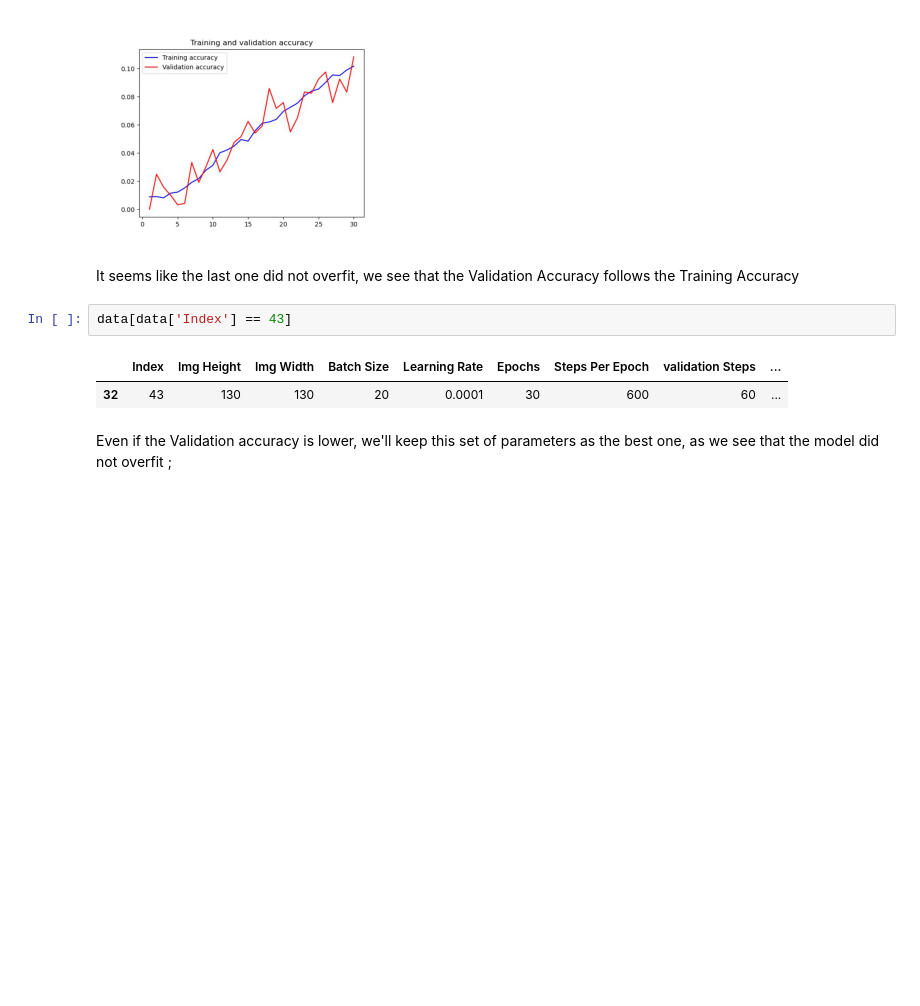
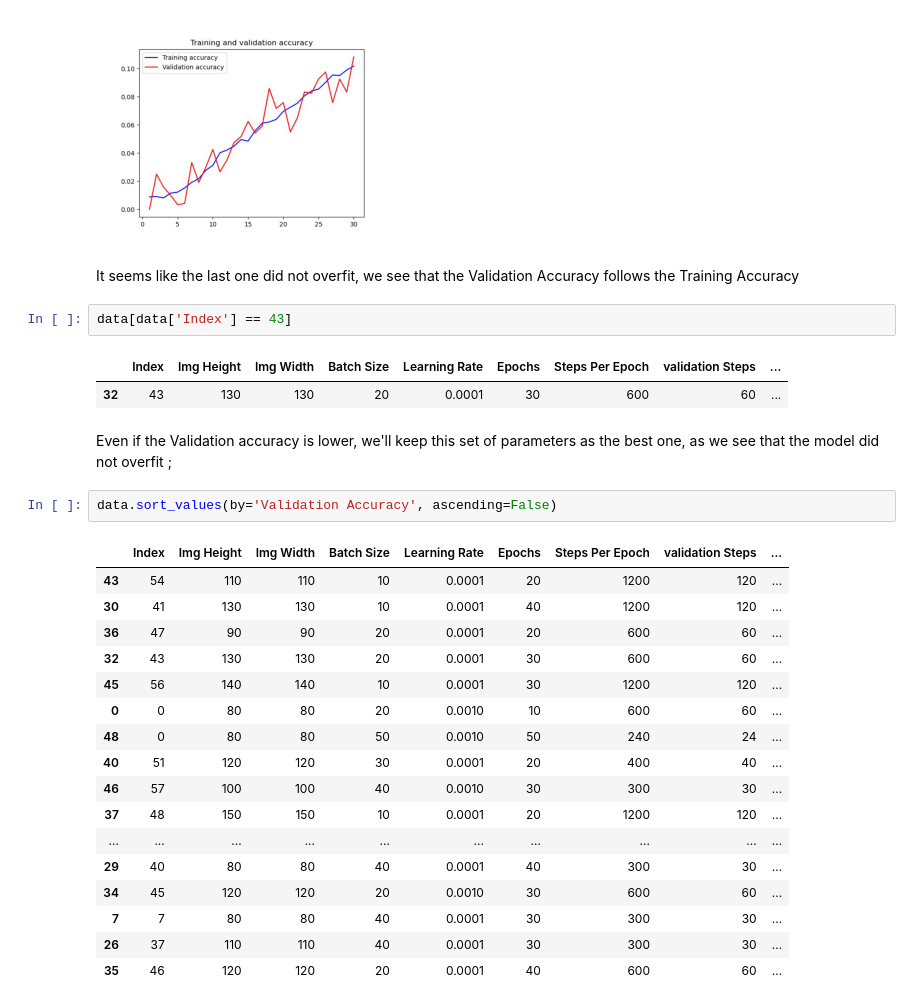
Before and after one commit to Julien-paulet/Ing_ml_P6, a Jupyter notebook: Stats_model.ipynb, the cells around one changed output. Drawn from its saved outputs; the diff is of its cells as text; blank space fills up the shorter version.

```diff
--- a/Stats_model.ipynb
+++ b/Stats_model.ipynb
@@ -61,3 +61,23 @@ data[data['Index'] == 43]
 | 32 | 43 | 130 | 130 | 20 | 0.0001 | 30 | 600 | 60 | ... |
 # %% [markdown]
 Even if the Validation accuracy is lower, we'll keep this set of parameters as the best one, as we see that the model did not overfit ;
+# %%
+data.sort_values(by='Validation Accuracy', ascending=False)
+# %% [output]
+|  | Index | Img Height | Img Width | Batch Size | Learning Rate | Epochs | Steps Per Epoch | validation Steps | ... |
+| 43 | 54 | 110 | 110 | 10 | 0.0001 | 20 | 1200 | 120 | ... |
+| 30 | 41 | 130 | 130 | 10 | 0.0001 | 40 | 1200 | 120 | ... |
+| 36 | 47 | 90 | 90 | 20 | 0.0001 | 20 | 600 | 60 | ... |
+| 32 | 43 | 130 | 130 | 20 | 0.0001 | 30 | 600 | 60 | ... |
+| 45 | 56 | 140 | 140 | 10 | 0.0001 | 30 | 1200 | 120 | ... |
+| 0 | 0 | 80 | 80 | 20 | 0.0010 | 10 | 600 | 60 | ... |
+| 48 | 0 | 80 | 80 | 50 | 0.0010 | 50 | 240 | 24 | ... |
+| 40 | 51 | 120 | 120 | 30 | 0.0001 | 20 | 400 | 40 | ... |
+| 46 | 57 | 100 | 100 | 40 | 0.0010 | 30 | 300 | 30 | ... |
+| 37 | 48 | 150 | 150 | 10 | 0.0001 | 20 | 1200 | 120 | ... |
+| ... | ... | ... | ... | ... | ... | ... | ... | ... | ... |
+| 29 | 40 | 80 | 80 | 40 | 0.0001 | 40 | 300 | 30 | ... |
+| 34 | 45 | 120 | 120 | 20 | 0.0010 | 30 | 600 | 60 | ... |
+| 7 | 7 | 80 | 80 | 40 | 0.0001 | 30 | 300 | 30 | ... |
+| 26 | 37 | 110 | 110 | 40 | 0.0001 | 30 | 300 | 30 | ... |
+| 35 | 46 | 120 | 120 | 20 | 0.0001 | 40 | 600 | 60 | ... |
```
Also changed, not shown: 3 other files.
